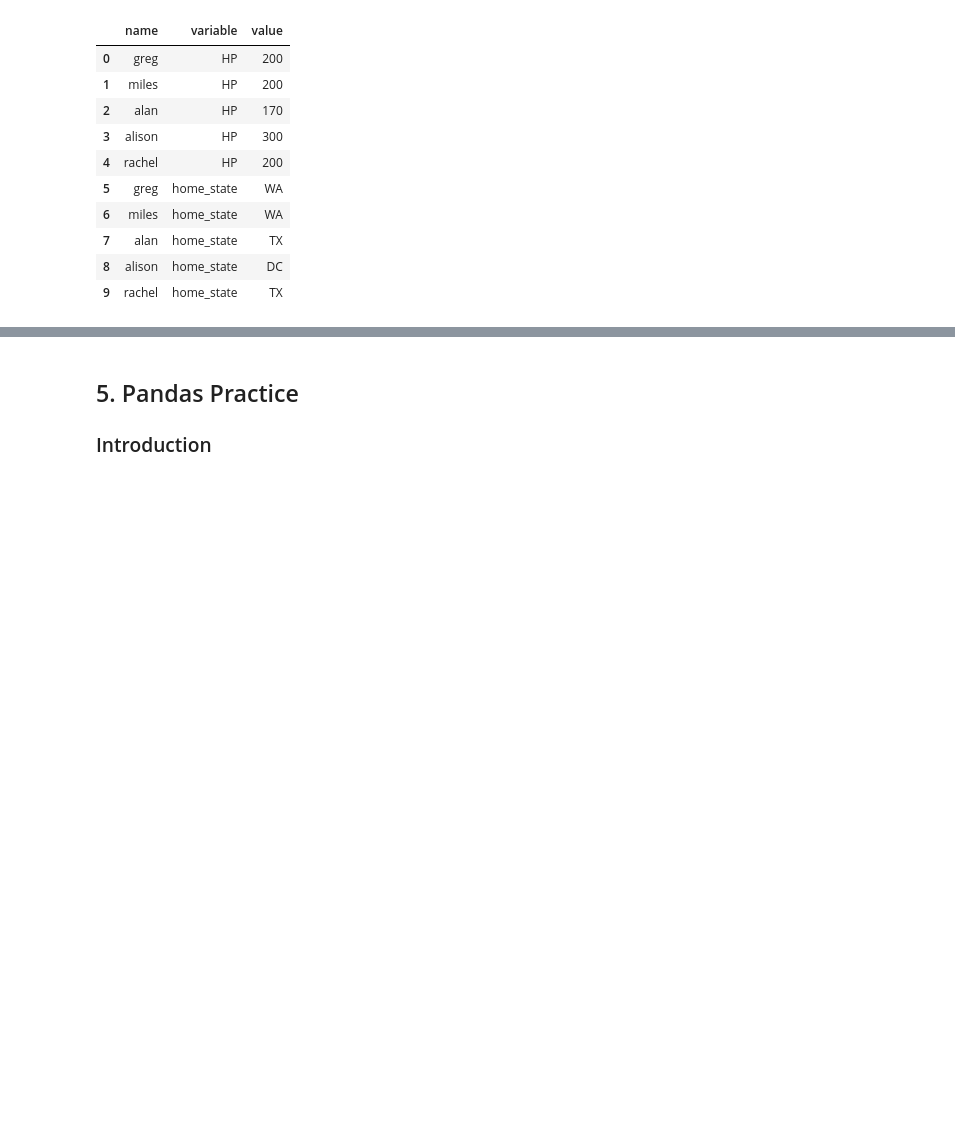
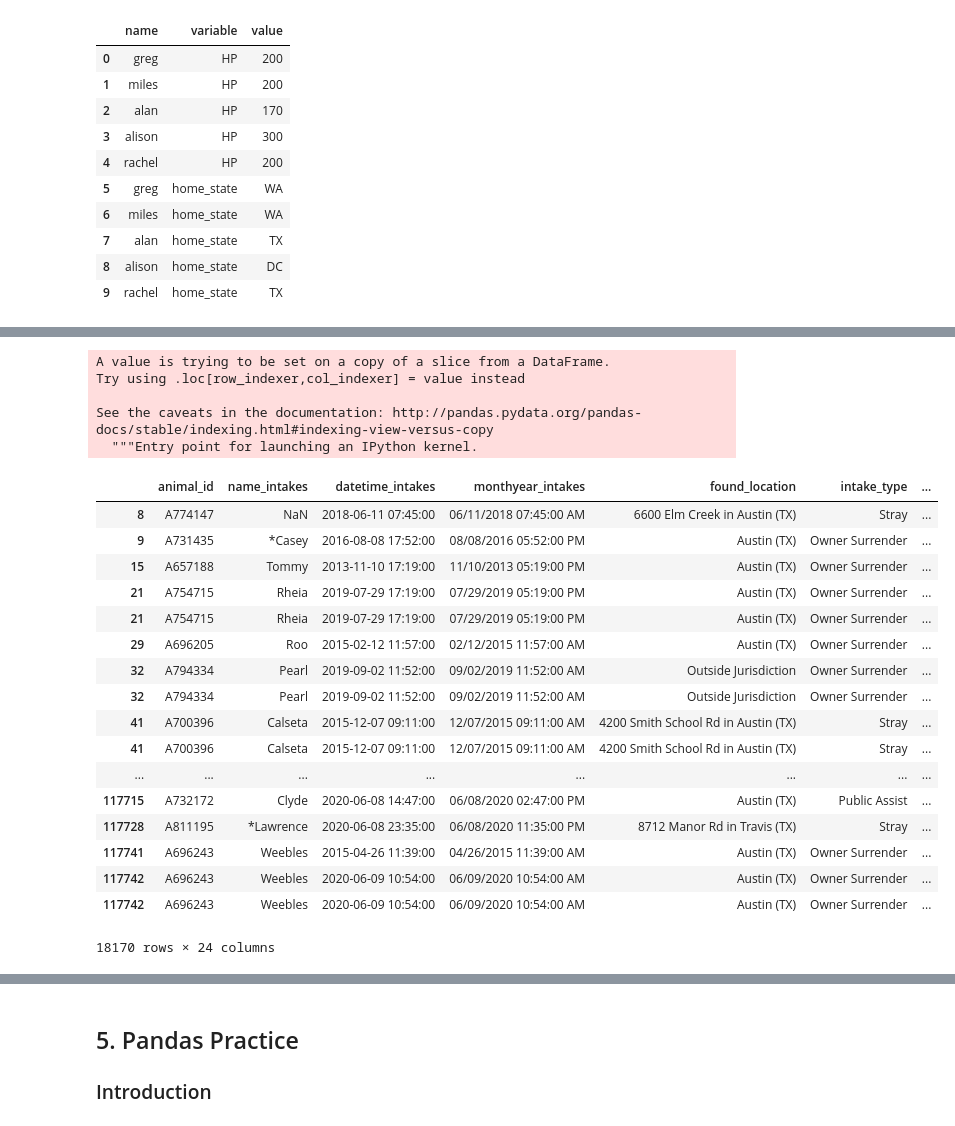
Before and after one commit to gywooo1/hbs-ds-060120, a Jupyter notebook: module-1/day-7-pandas-3/reshaping_data_with_pandas.ipynb, the cells around one changed output, grey strips where cells are left out. Saved outputs shown, nothing was run; the diff lists cells and outputs as text; code cells hidden in the pictures; blank space fills up the shorter version.

```diff
--- a/module-1/day-7-pandas-3/reshaping_data_with_pandas.ipynb
+++ b/module-1/day-7-pandas-3/reshaping_data_with_pandas.ipynb
@@ -319,0 +487,39 @@ Use the notation `df.to_csv()` or `df.to_excel()` to write the `df` to a csv. Re
+# %%
+animal_intakes['datetime'] = pd.to_datetime(animal_intakes.datetime)
+animal_outcomes['datetime'] = pd.to_datetime(animal_outcomes.datetime)
+# %%
+joined_table = animal_intakes.join(animal_outcomes.set_index('animal_id'),
+                   on = 'animal_id',
+                   lsuffix= '_intakes',
+                   rsuffix= '_outcomes')
+# %%
+joined_table = joined_table.dropna(subset=['datetime_outcomes'])
+# %%
+joined_table['days_in_shelter'] = joined_table.datetime_outcomes - joined_table.datetime_intakes
+# %% [output]
+A value is trying to be set on a copy of a slice from a DataFrame.
+Try using .loc[row_indexer,col_indexer] = value instead
+
+See the caveats in the documentation: http://pandas.pydata.org/pandas-docs/stable/indexing.html#indexing-view-versus-copy
+  """Entry point for launching an IPython kernel.
+# %%
+joined_table.loc[joined_table.days_in_shelter < pd.Timedelta(0)]
+# %% [output]
+|  | animal_id | name_intakes | datetime_intakes | monthyear_intakes | found_location | intake_type | ... |
+| 8 | A774147 | NaN | 2018-06-11 07:45:00 | 06/11/2018 07:45:00 AM | 6600 Elm Creek in Austin (TX) | Stray | ... |
+| 9 | A731435 | *Casey | 2016-08-08 17:52:00 | 08/08/2016 05:52:00 PM | Austin (TX) | Owner Surrender | ... |
+| 15 | A657188 | Tommy | 2013-11-10 17:19:00 | 11/10/2013 05:19:00 PM | Austin (TX) | Owner Surrender | ... |
+| 21 | A754715 | Rheia | 2019-07-29 17:19:00 | 07/29/2019 05:19:00 PM | Austin (TX) | Owner Surrender | ... |
+| 21 | A754715 | Rheia | 2019-07-29 17:19:00 | 07/29/2019 05:19:00 PM | Austin (TX) | Owner Surrender | ... |
+| 29 | A696205 | Roo | 2015-02-12 11:57:00 | 02/12/2015 11:57:00 AM | Austin (TX) | Owner Surrender | ... |
+| 32 | A794334 | Pearl | 2019-09-02 11:52:00 | 09/02/2019 11:52:00 AM | Outside Jurisdiction | Owner Surrender | ... |
+| 32 | A794334 | Pearl | 2019-09-02 11:52:00 | 09/02/2019 11:52:00 AM | Outside Jurisdiction | Owner Surrender | ... |
+| 41 | A700396 | Calseta | 2015-12-07 09:11:00 | 12/07/2015 09:11:00 AM | 4200 Smith School Rd in Austin (TX) | Stray | ... |
+| 41 | A700396 | Calseta | 2015-12-07 09:11:00 | 12/07/2015 09:11:00 AM | 4200 Smith School Rd in Austin (TX) | Stray | ... |
+| ... | ... | ... | ... | ... | ... | ... | ... |
+| 117715 | A732172 | Clyde | 2020-06-08 14:47:00 | 06/08/2020 02:47:00 PM | Austin (TX) | Public Assist | ... |
+| 117728 | A811195 | *Lawrence | 2020-06-08 23:35:00 | 06/08/2020 11:35:00 PM | 8712 Manor Rd in Travis (TX) | Stray | ... |
+| 117741 | A696243 | Weebles | 2015-04-26 11:39:00 | 04/26/2015 11:39:00 AM | Austin (TX) | Owner Surrender | ... |
+| 117742 | A696243 | Weebles | 2020-06-09 10:54:00 | 06/09/2020 10:54:00 AM | Austin (TX) | Owner Surrender | ... |
+| 117742 | A696243 | Weebles | 2020-06-09 10:54:00 | 06/09/2020 10:54:00 AM | Austin (TX) | Owner Surrender | ... |
+18170 rows × 24 columns
```
Also changed, not shown: parts of 49 cells of this notebook.
